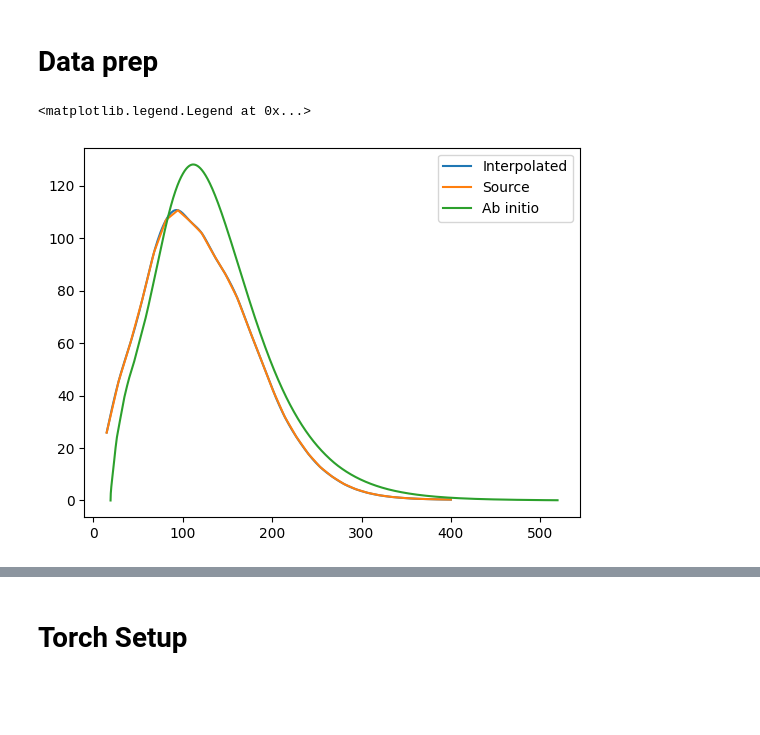
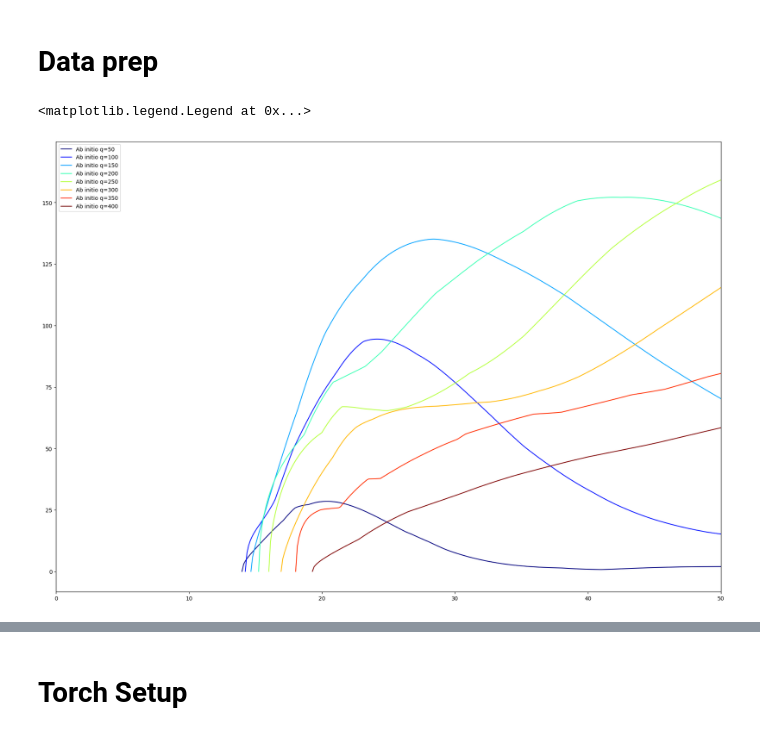
Before and after one commit to grufkork/neutrino_bsc_26, a Jupyter notebook: quantitative_data.ipynb, the cells around one changed output, grey strips where cells are left out. Cells and saved outputs as stored; diff of their text form; code cells hidden in the pictures; blank space fills up the shorter version.

```diff
--- a/quantitative_data.ipynb
+++ b/quantitative_data.ipynb
@@ -16,21 +18,30 @@ ab_initio_q, ab_initio_vals = modules.loaddata.load_ab_initio("./data/ab_initio_
 # importlib.reload(modules.interpolation_preprocess)
 # preprocess_transform_params = modules.interpolation_preprocess.get_transform_params(spectral_q, spectral_vals)
 # spectral_vals_transformed = modules.interpolation_preprocess.transform_data(spectral_q, spectral_vals, preprocess_transform_params)
+# %%
+plt.figure(figsize=(22, 15))
+import modules.utils
+
+colors = modules.utils.generate_colourscale(len(ab_initio_q))
+for (i, vals) in enumerate(ab_initio_vals):
+    plt.plot(vals[0,0], vals[0,1], color=colors[i], label=f"Ab initio q={ab_initio_q[i]}")
+plt.xlim(0, 50)
+plt.legend()
+# %% [output]
+<matplotlib.legend.Legend at 0x...>
+[figure, added]
 # %%
 importlib.reload(modules.loaddata)
 spectral_functions = modules.loaddata.build_spectral_interpolator(spectral_q, spectral_vals)
 
-# Test for q = 400MeV
-wcoord = np.arange(0, 500, 1)
-vals = spectral_functions[0]((400, np.array(wcoord)))
-curve_idx = 0
-plt.plot(wcoord, vals, label="Interpolated")
-plt.plot(spectral_vals[-2,curve_idx,0], spectral_vals[-2,curve_idx,1], label="Source")
-plt.plot(ab_initio_vals[-1,curve_idx,0], ab_initio_vals[-1,curve_idx,1], label="Ab initio")
-plt.legend()
+# === Test for q = 400MeV
+# wcoord = np.arange(0, 500, 1)
+# vals = spectral_functions[0]((400, np.array(wcoord)))
+# curve_idx = 0
+# plt.plot(wcoord, vals, label="Interpolated")
+# plt.plot(spectral_vals[-2,curve_idx,0], spectral_vals[-2,curve_idx,1], label="Source")
+# plt.plot(ab_initio_vals[-1,curve_idx,0], ab_initio_vals[-1,curve_idx,1], label="Ab initio")
+# plt.legend()
-# %% [output]
-<matplotlib.legend.Legend at 0x...>
-[figure, removed]
 # %%
 # Compute residuals
 residual = ab_initio_vals.copy()
```
Also changed, not shown: parts of 10 cells of this notebook.
